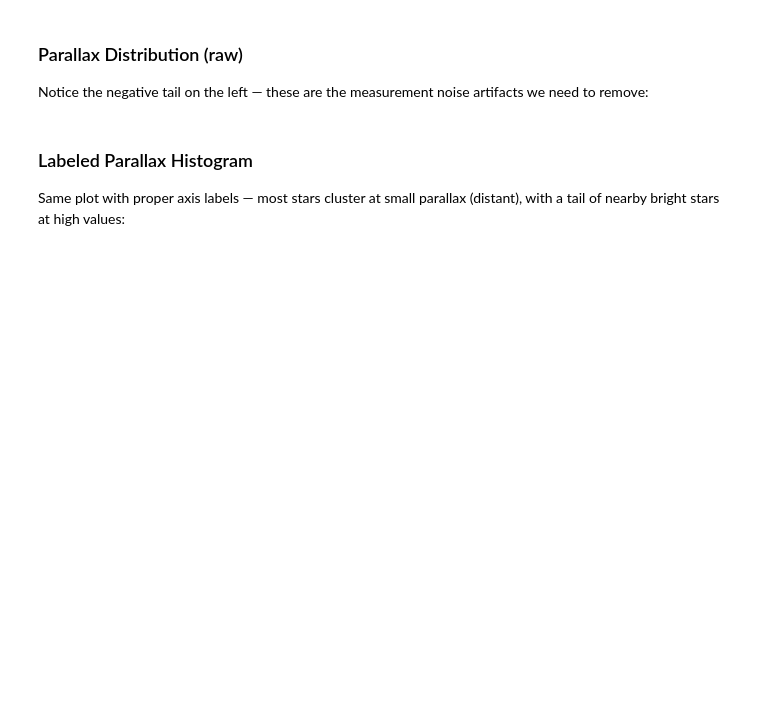
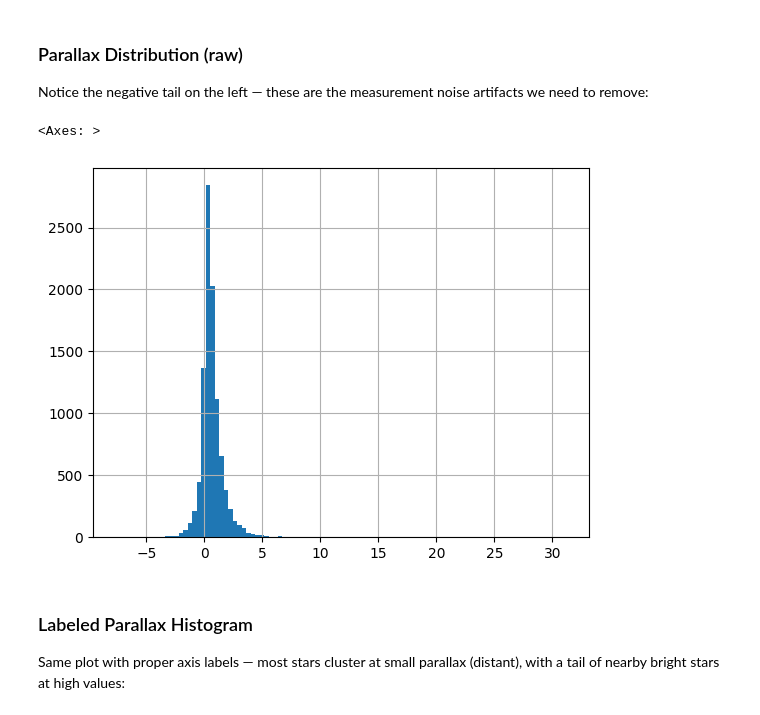
Before and after one commit to rn2293/gaia-explorer, a Jupyter notebook: notebooks/week1_gaia_exploration.ipynb, the cells around one changed output. Drawn from its saved outputs; the diff is of its cells as text; code cells hidden in the pictures; blank space fills up the shorter version.

```diff
--- a/notebooks/week1_gaia_exploration.ipynb
+++ b/notebooks/week1_gaia_exploration.ipynb
@@ -97,6 +87,11 @@ Name: distance_pc, Length: 10000, dtype: float64
 ### Parallax Distribution (raw)
 
 Notice the negative tail on the left — these are the measurement noise artifacts we need to remove:
+# %%
+df["parallax"].hist(bins=100)
+# %% [output]
+<Axes: >
+[figure, added]
 # %% [markdown]
 ### Labeled Parallax Histogram
 
```
Also changed, not shown: parts of 19 cells of this notebook, 7 other files.
